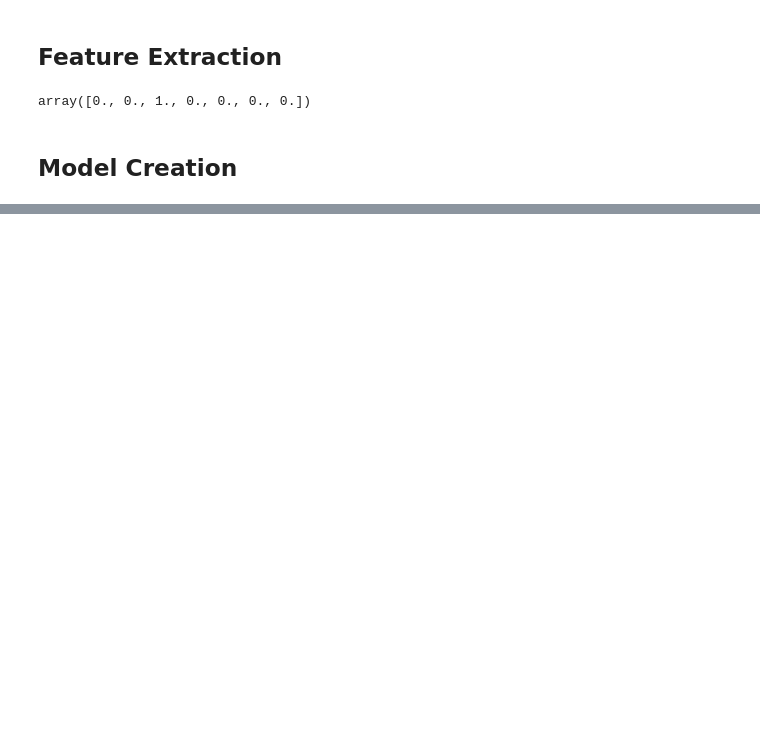
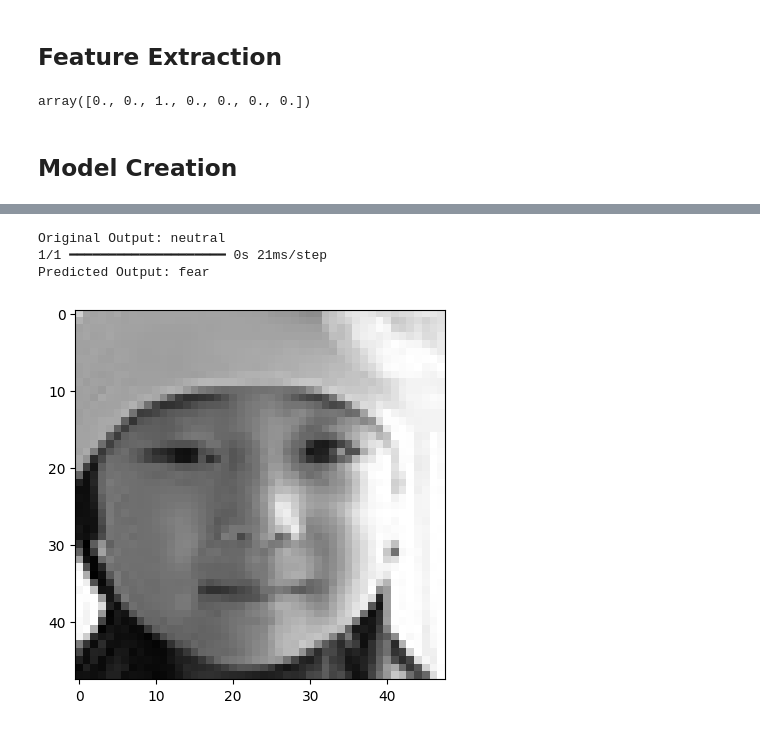
Before and after one commit to rgeorge8/facial-expression-recognition, a Jupyter notebook: facial-expression-recognition.ipynb, the cells around one changed output, grey strips where cells are left out. Cells and saved outputs as stored; diff of their text form; code cells hidden in the pictures; blank space fills up the shorter version.

```diff
--- a/facial-expression-recognition.ipynb
+++ b/facial-expression-recognition.ipynb
@@ -233,0 +248,13 @@ plt.show()
+# %%
+#display a few random images with its label and predict the output
+image_index = random.randint(0, len(test))
+print("Original Output:", test['label'][image_index])
+pred = model.predict(x_test[image_index].reshape(1, 48, 48, 1))
+prediction_label = le.inverse_transform([pred.argmax()])[0]
+print("Predicted Output:", prediction_label)
+plt.imshow(x_test[image_index].reshape(48, 48), cmap='gray');
+# %% [output]
+Original Output: neutral
+1/1 ━━━━━━━━━━━━━━━━━━━━ 0s 21ms/step
+Predicted Output: fear
+[figure, added]
```
Also changed, not shown: parts of 9 cells of this notebook.
